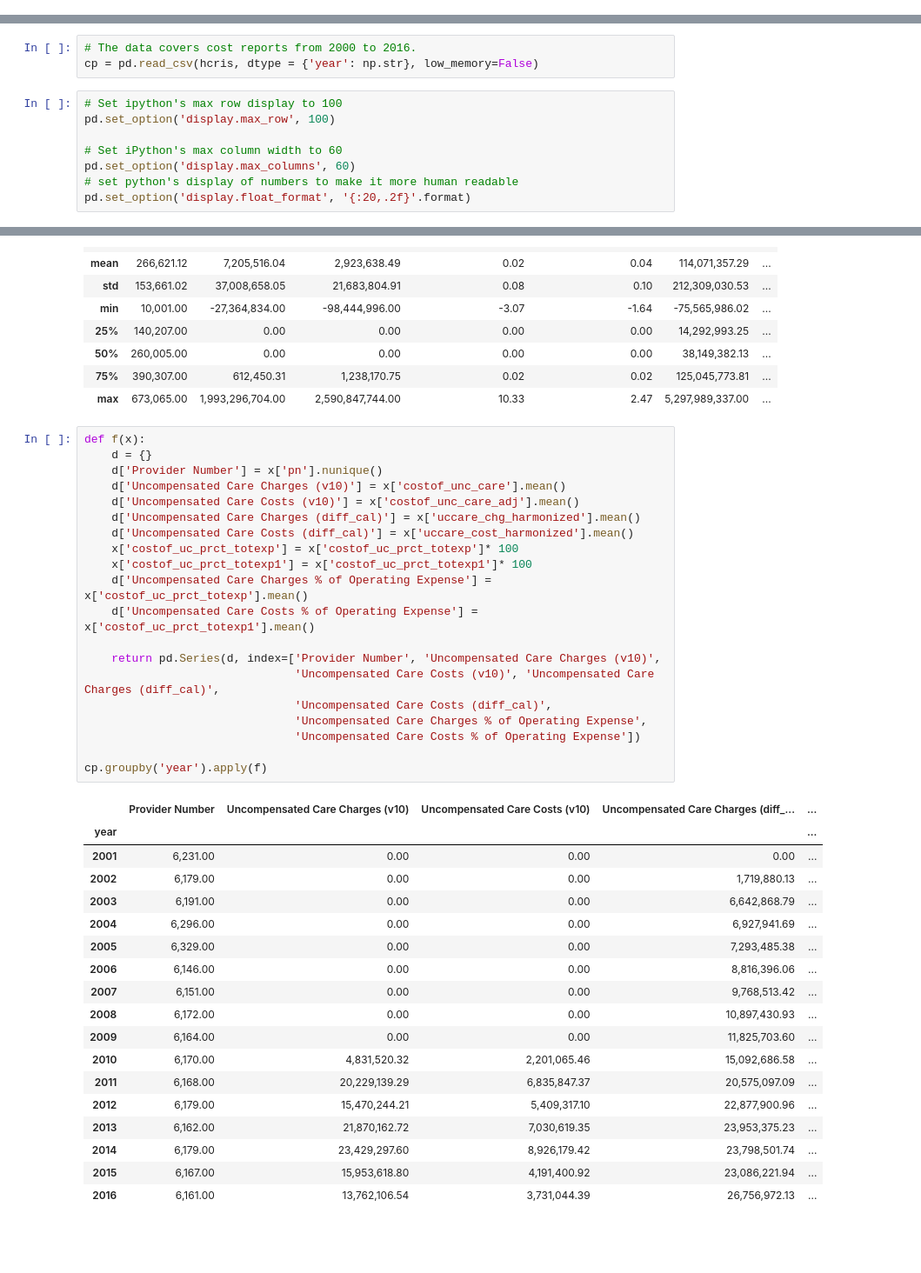
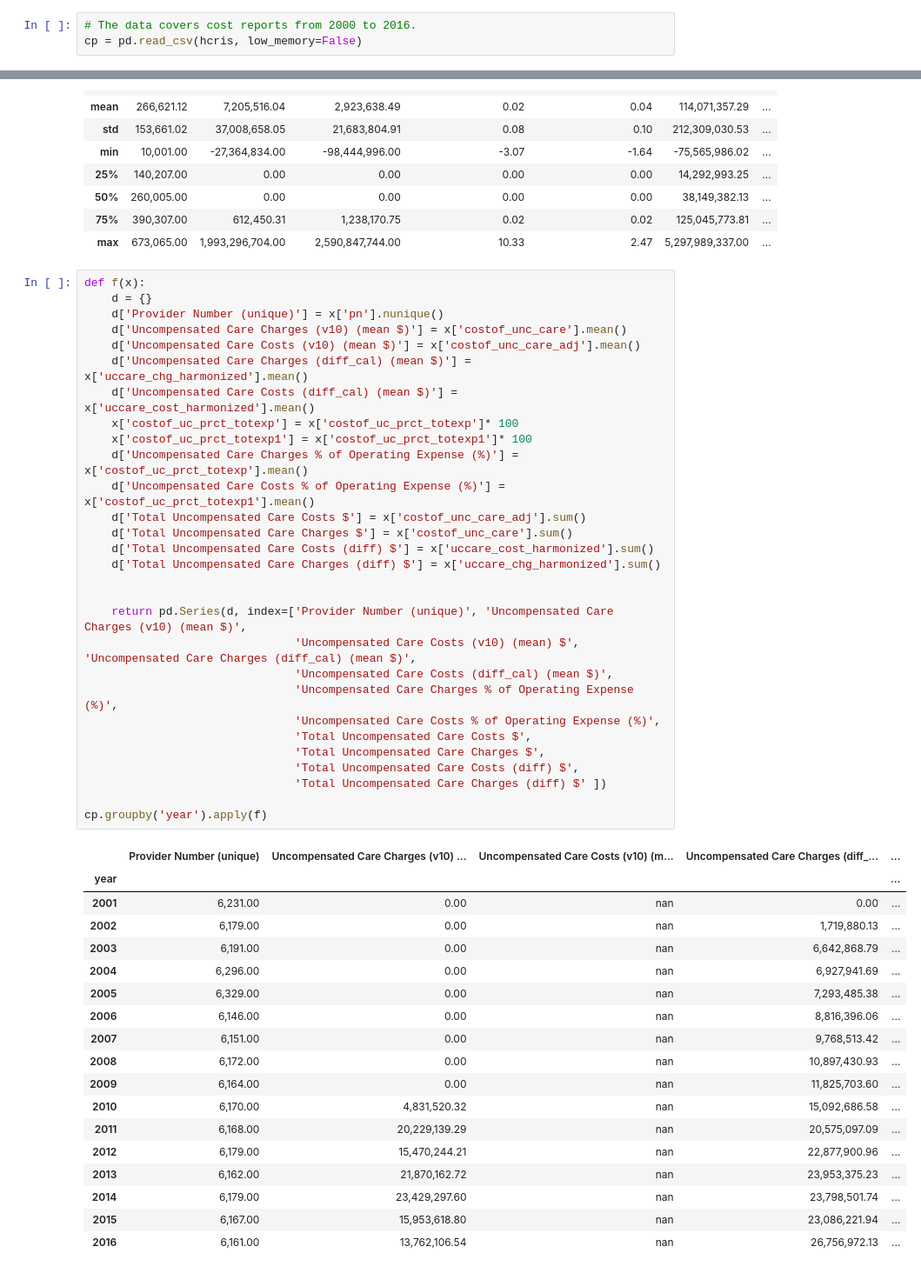
Before and after one commit to mehmet-sari/CommunityBenefits_SDOH, a Jupyter notebook: CostReports.ipynb, the cells around one changed output, grey strips where cells are left out. Shown at 87% size. Drawn from its saved outputs; the diff is of its cells as text; blank space fills up the shorter version.

```diff
--- a/CostReports.ipynb
+++ b/CostReports.ipynb
@@ -116,19 +131,11 @@ import os.path
 # %%
 data_folder = os.path.join(*["/home","msari", "Project1", "RawData", "HCRIS"])
 hcris = os.path.join(data_folder, "hcris_merged_hospyear.csv")
+# %%
+# The data covers cost reports from 2000 to 2016.
+cp = pd.read_csv(hcris, low_memory=False)
 # %%
 cp['covg_begin_dt'] = pd.to_datetime(cp['covg_begin_dt'], format = '%d%b%Y', errors = 'ignore')
-# %%
-# The data covers cost reports from 2000 to 2016.
-cp = pd.read_csv(hcris, dtype = {'year': np.str}, low_memory=False)
-# %%
-# Set ipython's max row display to 100
-pd.set_option('display.max_row', 100)
-
-# Set iPython's max column width to 60
-pd.set_option('display.max_columns', 60)
-# set python's display of numbers to make it more human readable
-pd.set_option('display.float_format', '{:20,.2f}'.format)
 # %% [markdown]
 Let's look at the summary statistics of the data. Right now the dataset does not have zipcode or provider location info. Later in this report it will be added by merging with AHA data and provider id data from CMS to get accurate info about provider location.
 # %%
@@ -185,39 +192,48 @@ cp[uncompenscare].describe()
 # %%
 def f(x):
     d = {}
-    d['Provider Number'] = x['pn'].nunique()
-    d['Uncompensated Care Charges (v10)'] = x['costof_unc_care'].mean()
-    d['Uncompensated Care Costs (v10)'] = x['costof_unc_care_adj'].mean()
-    d['Uncompensated Care Charges (diff_cal)'] = x['uccare_chg_harmonized'].mean()
-    d['Uncompensated Care Costs (diff_cal)'] = x['uccare_cost_harmonized'].mean()
+    d['Provider Number (unique)'] = x['pn'].nunique()
+    d['Uncompensated Care Charges (v10) (mean $)'] = x['costof_unc_care'].mean()
+    d['Uncompensated Care Costs (v10) (mean $)'] = x['costof_unc_care_adj'].mean()
+    d['Uncompensated Care Charges (diff_cal) (mean $)'] = x['uccare_chg_harmonized'].mean()
+    d['Uncompensated Care Costs (diff_cal) (mean $)'] = x['uccare_cost_harmonized'].mean()
     x['costof_uc_prct_totexp'] = x['costof_uc_prct_totexp']* 100
     x['costof_uc_prct_totexp1'] = x['costof_uc_prct_totexp1']* 100
-    d['Uncompensated Care Charges % of Operating Expense'] = x['costof_uc_prct_totexp'].mean()
-    d['Uncompensated Care Costs % of Operating Expense'] = x['costof_uc_prct_totexp1'].mean()
+    d['Uncompensated Care Charges % of Operating Expense (%)'] = x['costof_uc_prct_totexp'].mean()
+    d['Uncompensated Care Costs % of Operating Expense (%)'] = x['costof_uc_prct_totexp1'].mean()
+    d['Total Uncompensated Care Costs $'] = x['costof_unc_care_adj'].sum()
+    d['Total Uncompensated Care Charges $'] = x['costof_unc_care'].sum()
+    d['Total Uncompensated Care Costs (diff) $'] = x['uccare_cost_harmonized'].sum()
+    d['Total Uncompensated Care Charges (diff) $'] = x['uccare_chg_harmonized'].sum()
 
-    return pd.Series(d, index=['Provider Number', 'Uncompensated Care Charges (v10)',
-                               'Uncompensated Care Costs (v10)', 'Uncompensated Care Charges (diff_cal)',
-                               'Uncompensated Care Costs (diff_cal)',
-                               'Uncompensated Care Charges % of Operating Expense',
-                               'Uncompensated Care Costs % of Operating Expense'])
+
+    return pd.Series(d, index=['Provider Number (unique)', 'Uncompensated Care Charges (v10) (mean $)',
+                               'Uncompensated Care Costs (v10) (mean) $', 'Uncompensated Care Charges (diff_cal) (mean $)',
+                               'Uncompensated Care Costs (diff_cal) (mean $)',
+                               'Uncompensated Care Charges % of Operating Expense (%)',
+                               'Uncompensated Care Costs % of Operating Expense (%)',
+                               'Total Uncompensated Care Costs $',
+                               'Total Uncompensated Care Charges $',
+                               'Total Uncompensated Care Costs (diff) $',
+                               'Total Uncompensated Care Charges (diff) $' ])
 
 cp.groupby('year').apply(f)
 # %% [output]
-|  | Provider Number | Uncompensated Care Charges (v10) | Uncompensated Care Costs (v10) | Uncompensated Care Charges (diff_... | ... |
+|  | Provider Number (unique) | Uncompensated Care Charges (v10) ... | Uncompensated Care Costs (v10) (m... | Uncompensated Care Charges (diff_... | ... |
 | year |  |  |  |  | ... |
-| 2001 | 6,231.00 | 0.00 | 0.00 | 0.00 | ... |
-| 2002 | 6,179.00 | 0.00 | 0.00 | 1,719,880.13 | ... |
-| 2003 | 6,191.00 | 0.00 | 0.00 | 6,642,868.79 | ... |
-| 2004 | 6,296.00 | 0.00 | 0.00 | 6,927,941.69 | ... |
-| 2005 | 6,329.00 | 0.00 | 0.00 | 7,293,485.38 | ... |
-| 2006 | 6,146.00 | 0.00 | 0.00 | 8,816,396.06 | ... |
-| 2007 | 6,151.00 | 0.00 | 0.00 | 9,768,513.42 | ... |
-| 2008 | 6,172.00 | 0.00 | 0.00 | 10,897,430.93 | ... |
-| 2009 | 6,164.00 | 0.00 | 0.00 | 11,825,703.60 | ... |
-| 2010 | 6,170.00 | 4,831,520.32 | 2,201,065.46 | 15,092,686.58 | ... |
-| 2011 | 6,168.00 | 20,229,139.29 | 6,835,847.37 | 20,575,097.09 | ... |
-| 2012 | 6,179.00 | 15,470,244.21 | 5,409,317.10 | 22,877,900.96 | ... |
-| 2013 | 6,162.00 | 21,870,162.72 | 7,030,619.35 | 23,953,375.23 | ... |
-| 2014 | 6,179.00 | 23,429,297.60 | 8,926,179.42 | 23,798,501.74 | ... |
-| 2015 | 6,167.00 | 15,953,618.80 | 4,191,400.92 | 23,086,221.94 | ... |
-| 2016 | 6,161.00 | 13,762,106.54 | 3,731,044.39 | 26,756,972.13 | ... |
+| 2001 | 6,231.00 | 0.00 | nan | 0.00 | ... |
+| 2002 | 6,179.00 | 0.00 | nan | 1,719,880.13 | ... |
+| 2003 | 6,191.00 | 0.00 | nan | 6,642,868.79 | ... |
+| 2004 | 6,296.00 | 0.00 | nan | 6,927,941.69 | ... |
+| 2005 | 6,329.00 | 0.00 | nan | 7,293,485.38 | ... |
+| 2006 | 6,146.00 | 0.00 | nan | 8,816,396.06 | ... |
+| 2007 | 6,151.00 | 0.00 | nan | 9,768,513.42 | ... |
+| 2008 | 6,172.00 | 0.00 | nan | 10,897,430.93 | ... |
+| 2009 | 6,164.00 | 0.00 | nan | 11,825,703.60 | ... |
+| 2010 | 6,170.00 | 4,831,520.32 | nan | 15,092,686.58 | ... |
+| 2011 | 6,168.00 | 20,229,139.29 | nan | 20,575,097.09 | ... |
+| 2012 | 6,179.00 | 15,470,244.21 | nan | 22,877,900.96 | ... |
+| 2013 | 6,162.00 | 21,870,162.72 | nan | 23,953,375.23 | ... |
+| 2014 | 6,179.00 | 23,429,297.60 | nan | 23,798,501.74 | ... |
+| 2015 | 6,167.00 | 15,953,618.80 | nan | 23,086,221.94 | ... |
+| 2016 | 6,161.00 | 13,762,106.54 | nan | 26,756,972.13 | ... |
```
Also changed, not shown: parts of 22 cells of this notebook.
